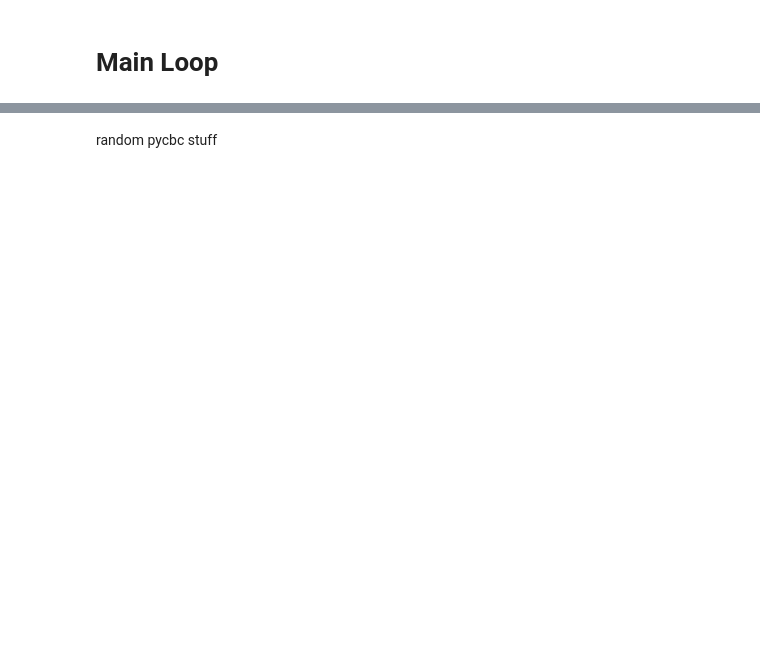
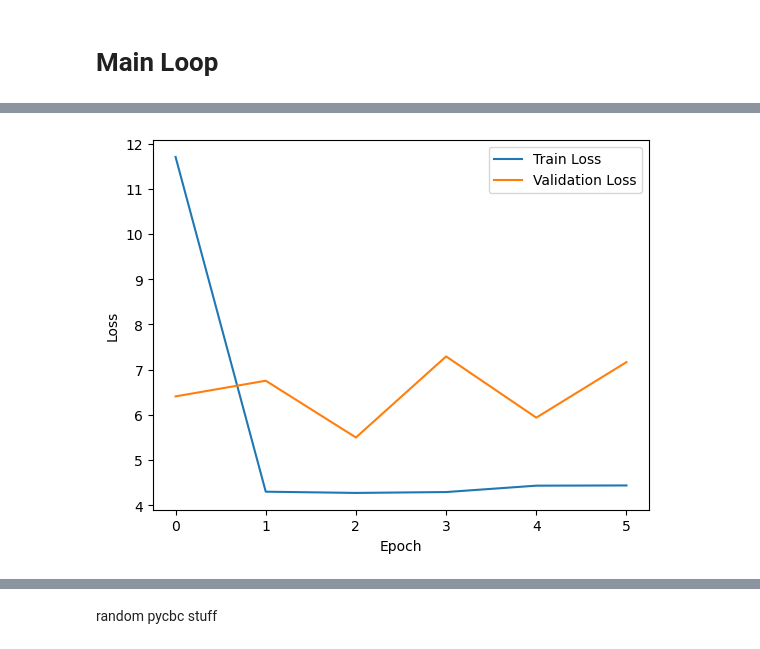
Before and after one commit to spar5an/Msci-GW, a Jupyter notebook: Neural Network.ipynb, the cells around one changed output, grey strips where cells are left out. Cells and saved outputs as stored; diff of their text form; code cells hidden in the pictures; blank space fills up the shorter version.

Commit message:
Code is running but model is not working, just fixes a value ~10

```diff
--- a/Neural Network.ipynb
+++ b/Neural Network.ipynb
@@ -48,9 +49,9 @@ y = torch.FloatTensor(amplitudes)
 
 data = TensorDataset(X,y)
 
-train_data, val_data, test_data = random_split(data, lengths=[0.7,0.1,0.2])
+train_data, val_data, test_data = random_split(data, lengths=[0.8,0.1,0.1])
 
-batch_size = 128
+batch_size = 16
 
 train_loader = DataLoader(train_data, batch_size=batch_size, shuffle=True)
 test_loader = DataLoader(test_data, batch_size=batch_size, shuffle=False)
@@ -68,10 +69,14 @@ class ParameterPredictor(nn.Module):
     def __init__(self):
         super().__init__()
         self.lstm = nn.LSTM(input_size=1,
-                           hidden_size=64,
+                           hidden_size=128,
                            num_layers=2,
                            batch_first=True)
-        self.fc = nn.Linear(64, 1)
+        self.fc = nn.Sequential(
+            nn.Linear(128, 64),
+            nn.ReLU(),
+            nn.Linear(64, 1)
+        )
 
     def forward(self, x):
         # Reshape input to [batch, sequence, features]
@@ -79,6 +84,6 @@ class ParameterPredictor(nn.Module):
         lstm_out, _ = self.lstm(x)
         # Use last output for prediction
         last_out = lstm_out[:, -1, :]
-        return self.fc(last_out).squeeze()
+        return self.fc(last_out).squeeze(-1)
 # %% [markdown]
 # Training Loop
@@ -138,6 +193,6 @@ def trainModel(model, optimizer, loss_fcn, n_epochs, train_dloader, val_dloader,
 # %%
 model = ParameterPredictor()
 lossfcn = nn.MSELoss()
-optimizer = torch.optim.Adam(model.parameters(), lr=0.001)
+optimizer = torch.optim.Adam(model.parameters(), lr=0.01)
 
-trainModel(model, optimizer, lossfcn, 10, train_loader, val_loader)
+outputs = train_model(model, optimizer, lossfcn, 10, train_loader, val_loader)
@@ -143,0 +221,9 @@ trainModel(model, optimizer, lossfcn, 10, train_loader, val_loader)
+# %%
+plt.plot(outputs['train_losses'], label='Train Loss')
+plt.plot(outputs['val_losses'], label='Validation Loss')
+plt.xlabel('Epoch')
+plt.ylabel('Loss')
+plt.legend()
+plt.show()
+# %% [output]
+[figure, added]
```
Also changed, not shown: parts of 7 cells of this notebook.
